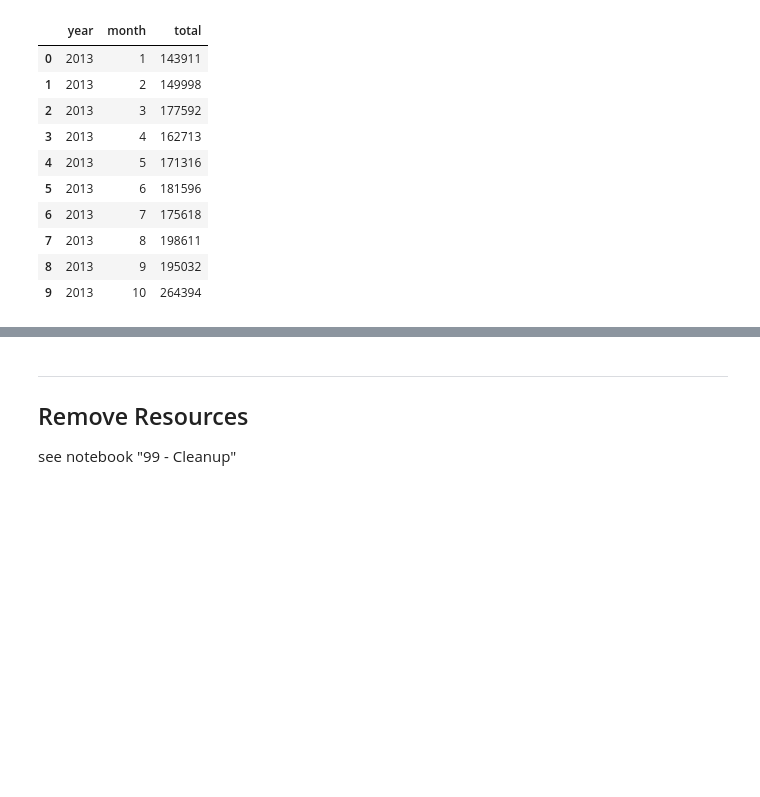
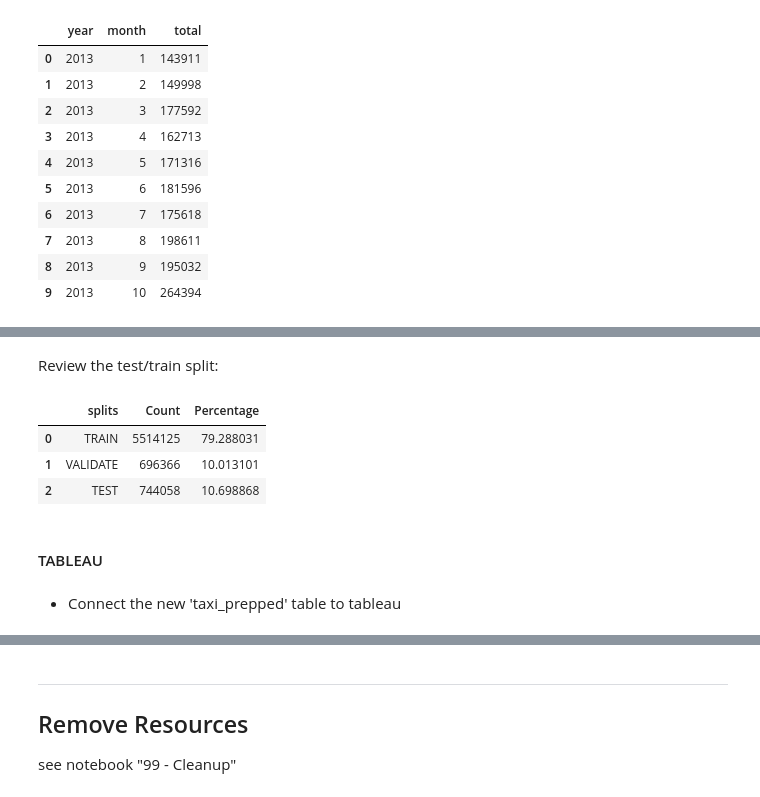
Before and after one commit to zacharyvunguyen/BigQuery-Machine-Learning-Predicting-Boolean-Values-Using-Binary-Logistic-Regression, a Jupyter notebook: 01 - BigQuery - Table Data Source.ipynb, the cells around one changed output, grey strips where cells are left out. Drawn from its saved outputs; the diff is of its cells as text; code cells hidden in the pictures; blank space fills up the shorter version.

Commit message:
New table and Tableau Charts

```diff
--- a/01 - BigQuery - Table Data Source.ipynb
+++ b/01 - BigQuery - Table Data Source.ipynb
@@ -279,0 +333,18 @@ on our analysis, let's focus our implementation only on the year 2019.
+# %% [markdown]
+Review the test/train split:
+# %%
+query = f"""
+SELECT splits, count(*) as Count, 100*count(*) / (sum(count(*)) OVER()) as Percentage
+FROM `{DATANAME}.{DATANAME}_prepped`
+GROUP BY splits
+"""
+bq.query(query = query).to_dataframe()
+# %% [output]
+|  | splits | Count | Percentage |
+| 0 | TRAIN | 5514125 | 79.288031 |
+| 1 | VALIDATE | 696366 | 10.013101 |
+| 2 | TEST | 744058 | 10.698868 |
+# %% [markdown]
+#### TABLEAU
+# %% [markdown]
+- Connect the new 'taxi_prepped' table to tableau
```
Also changed, not shown: parts of 10 cells of this notebook, 6 other files.
